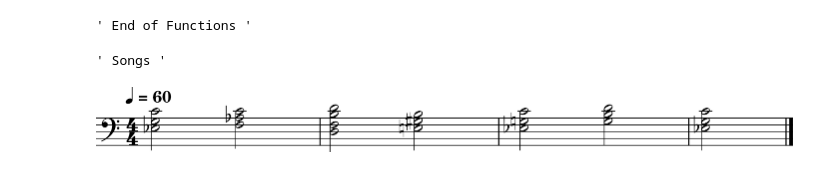
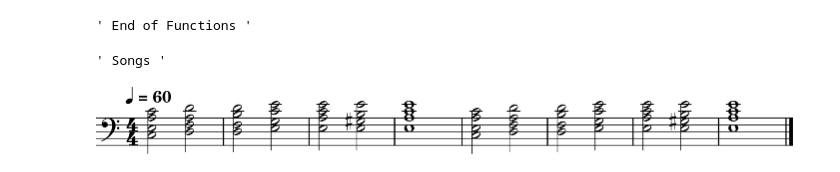
Before and after one commit to dpeana/music, a Jupyter notebook: music_v1.ipynb, the cells around one changed output. Saved outputs shown, nothing was run; the diff lists cells and outputs as text; code cells hidden in the pictures.

```diff
--- a/music_v1.ipynb
+++ b/music_v1.ipynb
@@ -239,33 +239,31 @@ voia_ta = [
     ('D3', 'F3', 'B3', 'D4'),
     ('E3', 'G3', 'C4', 'E4'),
     ('E3', 'A3', 'C4', 'E4'),
     ('E3', 'G#3', 'B3', 'E4'),
     ('E3', 'A3', 'C4', 'E4'),
 
     ('C3', 'E3', 'A3', 'C4'),
     ('D3', 'F3', 'A3', 'D4'),
     ('D3', 'F3', 'B3', 'D4'),
     ('E3', 'G3', 'C4', 'E4'),
     ('E3', 'A3', 'C4', 'E4'),
     ('E3', 'G#3', 'B3', 'E4'),
     ('E3', 'A3', 'C4', 'E4'),
 ]
 
-workbench = [i6, iv, ('D3', 'F3', 'B3', 'D4'),III,i6,V,i6]
-
 chord_progression = voia_ta
 durations = [2]*len(chord_progression)
 durations[6] = 4
 durations[-1] = 4
 progression = progression_parser(
     chord_progression = chord_progression,
     durations = durations,
     time_signature=meter.TimeSignature('4/4'),
     tempo=tempo.MetronomeMark(number=60),
     key_signature=key.KeySignature(0)  # C major
 )
 
 progression.show()
 play(progression)
 # %% [output]
-[figure, old version]
+[figure, new version]
```
